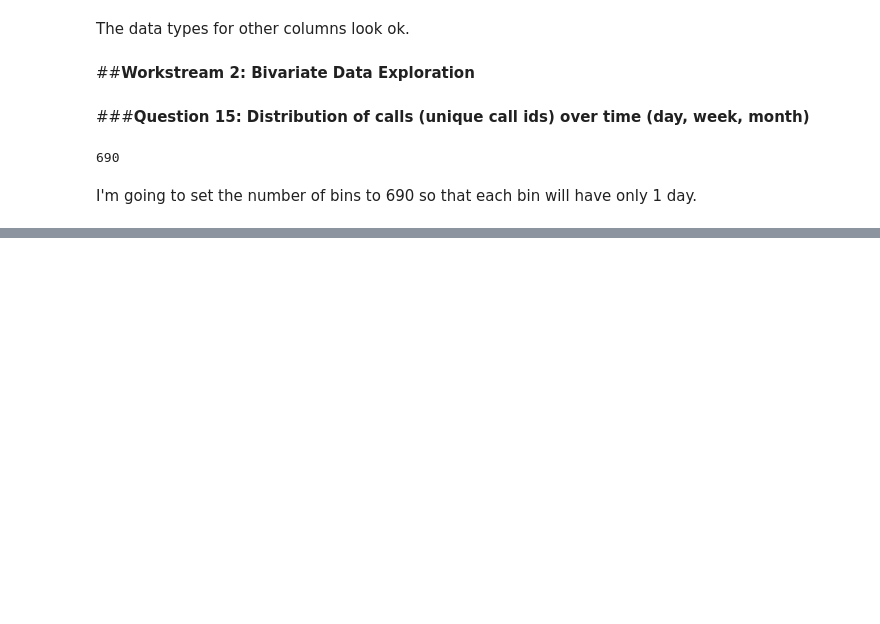
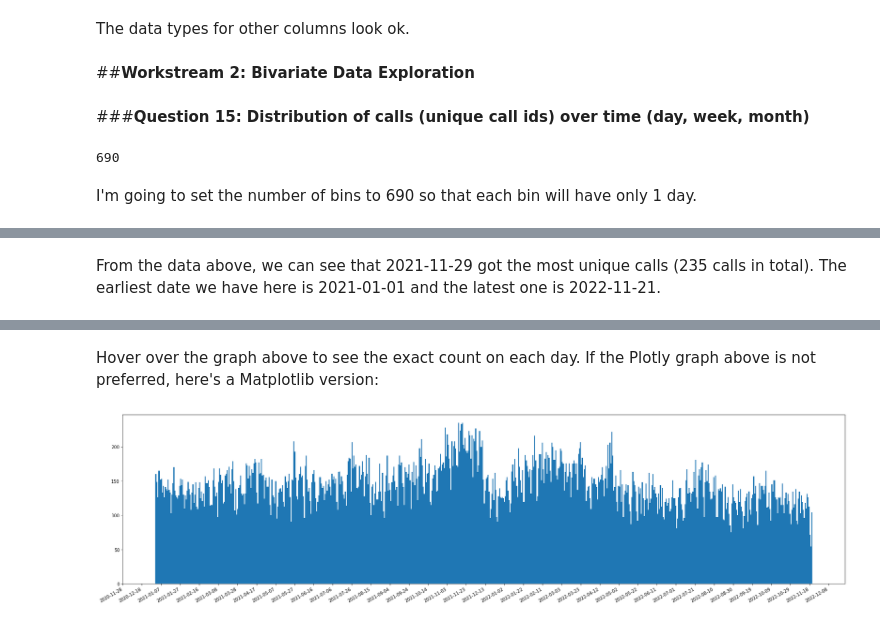
Before and after one commit to datakind/Viamo_DataDive_Dec22, a Jupyter notebook: Workstream #2/Viamo_Workstream2_Mali.ipynb, the cells around one changed output, grey strips where cells are left out. Saved outputs shown, nothing was run; the diff lists cells and outputs as text; code cells hidden in the pictures; blank space fills up the shorter version.

Commit message:
Created using Colaboratory, edited the graphs

```diff
--- a/Workstream #2/Viamo_Workstream2_Mali.ipynb
+++ b/Workstream #2/Viamo_Workstream2_Mali.ipynb
@@ -270 +263,3 @@ I'm going to set the number of bins to 690 so that each bin will have only 1 day
+# %% [markdown]
+From the data above, we can see that 2021-11-29 got the most unique calls (235 calls in total). The earliest date we have here is 2021-01-01 and the latest one is 2022-11-21.
 # %%
@@ -272,3 +267,16 @@ fig = px.histogram(df, x='call_date', nbins=690)
 fig.show()
 # %% [output]
 [interactive output not drawn]
+# %% [markdown]
+Hover over the graph above to see the exact count on each day. If the Plotly graph above is not preferred, here's a Matplotlib version:
+# %%
+import matplotlib.dates as mdates
+plt.figure(figsize=(30,8))
+plt.hist(day_calls_df.call_date, bins=690)
+ax = plt.gca()
+ax.xaxis.set_major_locator(mdates.DayLocator(interval=20))
+ax.xaxis.set_major_formatter(mdates.DateFormatter('%Y-%m-%d'))
+plt.gcf().autofmt_xdate()
+plt.show()
+# %% [output]
+[figure, added]
```
Also changed, not shown: parts of 4 cells of this notebook.
